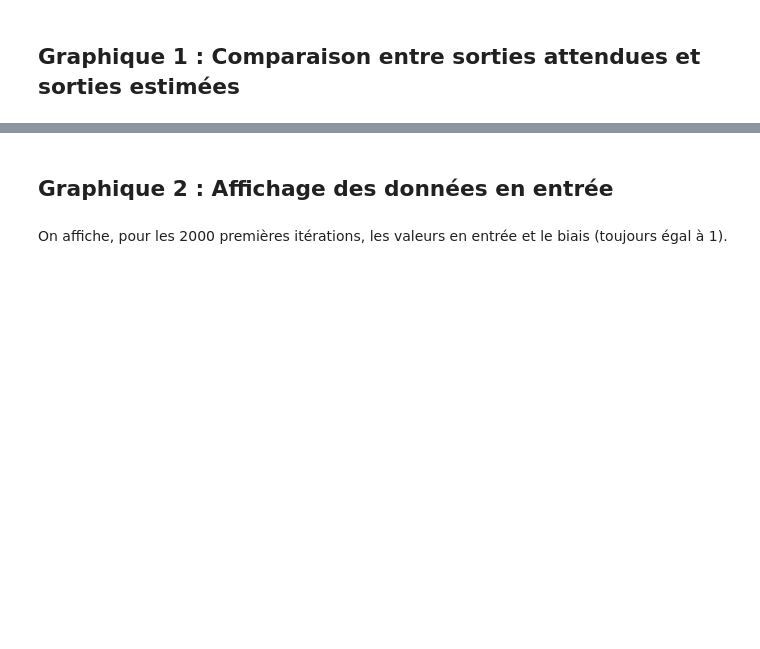
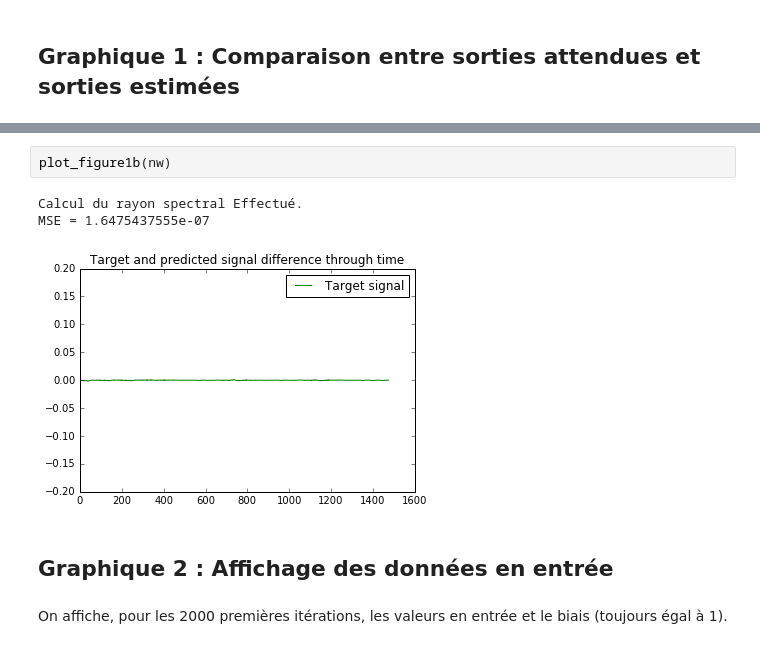
Before and after one commit to RomainPastureau/Reservoir-Jupyter, a Jupyter notebook: Minimal ESN.ipynb, the cells around one changed output, grey strips where cells are left out. Saved outputs shown, nothing was run; the diff lists cells and outputs as text; blank space fills up the shorter version.

```diff
--- a/Minimal ESN.ipynb
+++ b/Minimal ESN.ipynb
@@ -309,3 +324,9 @@ MSE = 7.30578790739e-06
+# %%
+plot_figure1b(nw)
+# %% [output]
+Calcul du rayon spectral Effectué.
+MSE = 1.6475437555e-07
+[figure, added]
 # %% [markdown]
 ## Graphique 2 : Affichage des données en entrée
 # %% [markdown]
```
Also changed, not shown: parts of 28 cells of this notebook, 2 other files.
